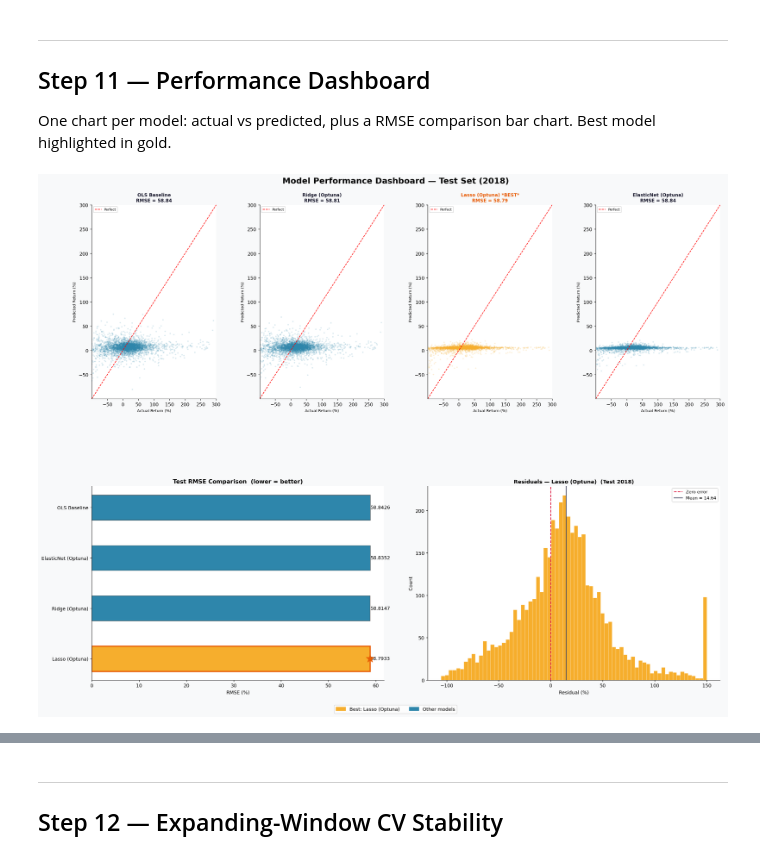
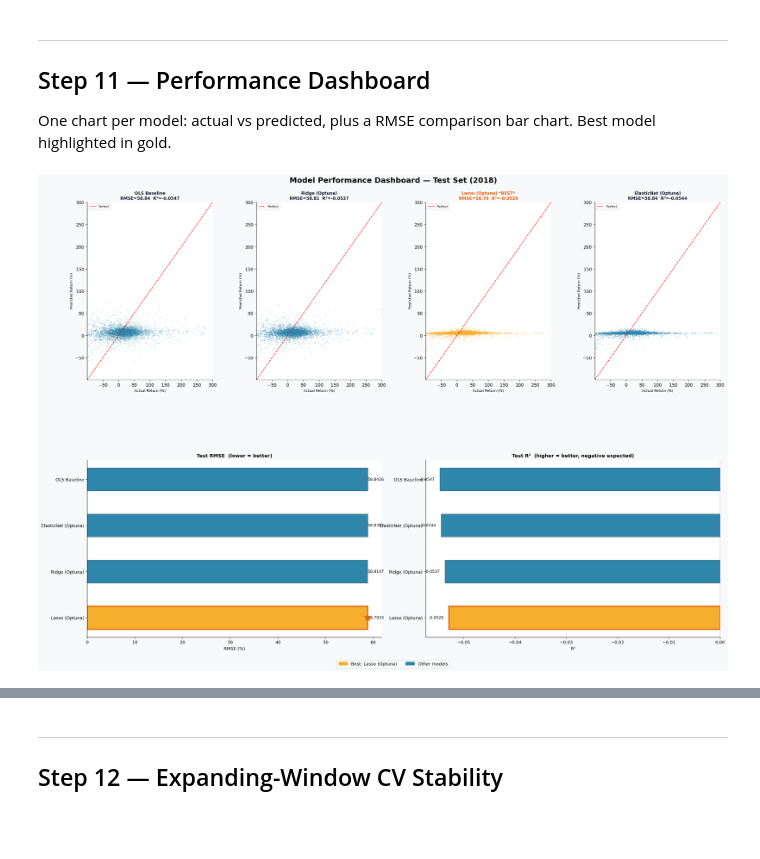
Before and after one commit to ucabeaz/ML_Coursework, a Jupyter notebook: stock_return_prediction_model.ipynb, the cells around one changed output, grey strips where cells are left out. Cells and saved outputs as stored; diff of their text form; code cells hidden in the pictures; blank space fills up the shorter version.

```diff
--- a/stock_return_prediction_model.ipynb
+++ b/stock_return_prediction_model.ipynb
@@ -456,22 +456,27 @@ pipe_lr = Pipeline([
 ])
 
 print('Expanding-window CV:')
-lr_rmses = []
+lr_rmses, lr_r2s = [], []
 for train_yrs, val_yr in CV_SPLITS:
     tr = train_df['Year'].isin(train_yrs)
     va = train_df['Year'] == val_yr
     pipe_lr.fit(X_train_eng.loc[tr, FINAL_FEATS + CAT_FEATS], y_train.loc[tr])
     preds = pipe_lr.predict(X_train_eng.loc[va, FINAL_FEATS + CAT_FEATS])
     rmse  = np.sqrt(mean_squared_error(y_train.loc[va], preds))
+    r2    = r2_score(y_train.loc[va], preds)
     lr_rmses.append(rmse)
-    print(f'  Train {train_yrs} -> Val {val_yr} | RMSE = {rmse:.4f}')
+    lr_r2s.append(r2)
+    print(f'  Train {train_yrs} -> Val {val_yr} | RMSE = {rmse:.4f}  R² = {r2:.4f}')
 print(f'  Mean CV RMSE : {np.mean(lr_rmses):.4f}')
+print(f'  Mean CV R²   : {np.mean(lr_r2s):.4f}')
 
 # Final fit on full training set
 pipe_lr.fit(X_train_eng[FINAL_FEATS + CAT_FEATS], y_train)
-pred_lr  = pipe_lr.predict(X_test_eng[FINAL_FEATS + CAT_FEATS])
-rmse_lr  = np.sqrt(mean_squared_error(y_test, pred_lr))
+pred_lr   = pipe_lr.predict(X_test_eng[FINAL_FEATS + CAT_FEATS])
+rmse_lr   = np.sqrt(mean_squared_error(y_test, pred_lr))
+r2_lr     = r2_score(y_test, pred_lr)
 print(f'  Test RMSE    : {rmse_lr:.4f}')
+print(f'  Test R²      : {r2_lr:.4f}')
 # %% [output]
 ============================================================
   EXPERIMENT 1 - Baseline OLS Linear Regression
@@ -524,13 +531,13 @@ def make_objective(ModelCls, model_name):
         rmse = cv_rmse(pipe, FINAL_FEATS)
         if np.isnan(rmse):
             raise optuna.exceptions.TrialPruned()
-        return rmse
+        return rmse   # Optuna minimises RMSE only; R² tracked separately for reporting
     return objective
 
 for ModelClass, name in [(Ridge, 'Ridge'), (Lasso, 'Lasso'), (ElasticNet, 'ElasticNet')]:
     print(f'\n-- Tuning {name} ({N_TRIALS} trials) ...')
     study = optuna.create_study(
-        direction='minimize',   # minimise RMSE
+        direction='minimize',
         sampler=optuna.samplers.TPESampler(seed=42),
         pruner=optuna.pruners.MedianPruner(n_warmup_steps=10),
     )
@@ -553,12 +560,15 @@ for ModelClass, name in [(Ridge, 'Ridge'), (Lasso, 'Lasso'), (ElasticNet, 'Elast
 
     preds     = best_pipe.predict(X_test_eng[FINAL_FEATS + CAT_FEATS])
     test_rmse = np.sqrt(mean_squared_error(y_test, preds))
+    test_r2   = r2_score(y_test, preds)
     results_reg[name] = {
         'Best_Params': str(bp),
         'CV_RMSE'    : study.best_value,
         'Test_RMSE'  : test_rmse,
+        'Test_R2'    : test_r2,
     }
     print(f'   Test RMSE      : {test_rmse:.4f}')
+    print(f'   Test R²        : {test_r2:.4f}')
 
 print('\nExperiment 2 complete.')
 # %% [output]
@@ -623,11 +640,12 @@ Best model highlighted in gold.
 # %%
 model_names = list(results_df.index)
 rmse_vals   = results_df['Test_RMSE'].values.tolist()
+r2_vals     = results_df['Test_R2'].values.tolist()
 best_idx    = model_names.index(best_model)
 palette     = ['#2E86AB'] * len(model_names)
 palette[best_idx] = '#F6AE2D'
 
-fig = plt.figure(figsize=(20, 16), facecolor='#F8F9FA')
+fig = plt.figure(figsize=(22, 16), facecolor='#F8F9FA')
 fig.suptitle('Model Performance Dashboard — Test Set (2018)',
              fontsize=17, fontweight='bold', y=0.98)
 
@@ -641,60 +659,60 @@ for i, (name, preds) in enumerate(all_preds.items()):
     color = '#F6AE2D' if name == best_model else '#2E86AB'
     ax.scatter(y_test.values, preds, alpha=0.18, s=8, color=color, edgecolors='none')
     lims = [max(-100, min(y_test.min(), preds.min())),
             min(300,  max(y_test.max(), preds.max()))]
     ax.plot(lims, lims, 'r--', linewidth=1.2, label='Perfect')
     ax.set_xlim(lims); ax.set_ylim(lims)
-    rmse_v = rmse_results[name]
+    rmse_v = results_df.loc[name, 'Test_RMSE']
+    r2_v   = results_df.loc[name, 'Test_R2']
     star   = ' *BEST*' if name == best_model else ''
-    ax.set_title(f'{name}{star}\nRMSE = {rmse_v:.2f}',
+    ax.set_title(f'{name}{star}\nRMSE={rmse_v:.2f}  R²={r2_v:.4f}',
                  fontsize=9.5, fontweight='bold',
                  color='#E85D04' if name == best_model else '#1a1a2e')
     ax.set_xlabel('Actual Return (%)', fontsize=8)
     ax.set_ylabel('Predicted Return (%)', fontsize=8)
     ax.legend(fontsize=7)
 
 # Bottom left (spans 2): RMSE bar chart
-ax_bar = fig.add_subplot(gs[1, :2])
-bars = ax_bar.barh(model_names, rmse_vals, color=palette,
-                   edgecolor='#555', linewidth=0.8, height=0.5)
-ax_bar.set_title('Test RMSE Comparison  (lower = better)',
-                 fontsize=12, fontweight='bold')
-ax_bar.set_xlabel('RMSE (%)')
+ax_rmse = fig.add_subplot(gs[1, :2])
+bars = ax_rmse.barh(model_names, rmse_vals, color=palette,
+                    edgecolor='#555', linewidth=0.8, height=0.5)
+ax_rmse.set_title('Test RMSE  (lower = better)', fontsize=11, fontweight='bold')
+ax_rmse.set_xlabel('RMSE (%)')
 for bar, val in zip(bars, rmse_vals):
-    ax_bar.text(bar.get_width() + 0.05,
-                bar.get_y() + bar.get_height() / 2,
-                f'{val:.4f}', va='center', fontsize=10)
+    ax_rmse.text(bar.get_width() + 0.02, bar.get_y() + bar.get_height() / 2,
+                 f'{val:.4f}', va='center', fontsize=9)
 bars[best_idx].set_linewidth(2.5)
 bars[best_idx].set_edgecolor('#E85D04')
-ax_bar.scatter(rmse_vals[best_idx], best_idx,
-               marker='*', s=300, color='#E85D04', zorder=5)
+ax_rmse.scatter(rmse_vals[best_idx], best_idx, marker='*', s=300,
+                color='#E85D04', zorder=5)
 
-# Bottom right (spans 2): residual distribution of best model
-ax_res = fig.add_subplot(gs[1, 2:])
-best_preds = all_preds[best_model]
-residuals  = y_test.values - best_preds
-ax_res.hist(residuals.clip(-150, 150), bins=70,
-            color='#F6AE2D', edgecolor='white', linewidth=0.3)
-ax_res.axvline(0, color='crimson', linestyle='--', linewidth=1.5, label='Zero error')
-ax_res.axvline(residuals.mean(), color='#3D405B', linewidth=1.5,
-               label=f'Mean = {residuals.mean():.2f}')
-ax_res.set_title(f'Residuals — {best_model}  (Test 2018)',
-                 fontsize=11, fontweight='bold')
-ax_res.set_xlabel('Residual (%)')
-ax_res.set_ylabel('Count')
-ax_res.legend(fontsize=9)
+# Bottom right (spans 2): R² bar chart
+ax_r2 = fig.add_subplot(gs[1, 2:])
+bars2 = ax_r2.barh(model_names, r2_vals, color=palette,
+                   edgecolor='#555', linewidth=0.8, height=0.5)
+ax_r2.set_title('Test R²  (higher = better, negative expected)',
+                fontsize=11, fontweight='bold')
+ax_r2.set_xlabel('R²')
+ax_r2.axvline(0, color='crimson', linestyle='--', linewidth=1, alpha=0.7)
+for bar, val in zip(bars2, r2_vals):
+    offset = -0.001 if val < 0 else 0.001
+    ha     = 'right' if val < 0 else 'left'
+    ax_r2.text(val + offset, bar.get_y() + bar.get_height() / 2,
+               f'{val:.4f}', va='center', ha=ha, fontsize=9)
+bars2[best_idx].set_linewidth(2.5)
+bars2[best_idx].set_edgecolor('#E85D04')
 
 # Legend
 gold_p = mpatches.Patch(color='#F6AE2D', label=f'Best: {best_model}')
 blue_p = mpatches.Patch(color='#2E86AB', label='Other models')
 fig.legend(handles=[gold_p, blue_p], loc='lower center', ncol=2,
            fontsize=10, bbox_to_anchor=(0.5, 0.005), frameon=True)
 
 plt.savefig('02_performance_dashboard.png', bbox_inches='tight',
             dpi=150, facecolor='#F8F9FA')
 plt.show()
 print('Saved: 02_performance_dashboard.png')
-print(f'Best model: {best_model}  (RMSE = {results_df.loc[best_model, "Test_RMSE"]:.4f})')
+print(f'Best model: {best_model}  RMSE={results_df.loc[best_model,"Test_RMSE"]:.4f}  R²={results_df.loc[best_model,"Test_R2"]:.4f}')
 # %% [output]
-[figure, old version]
+[figure, new version]
 Saved: 02_performance_dashboard.png
```
Also changed, not shown: parts of 7 cells of this notebook.
